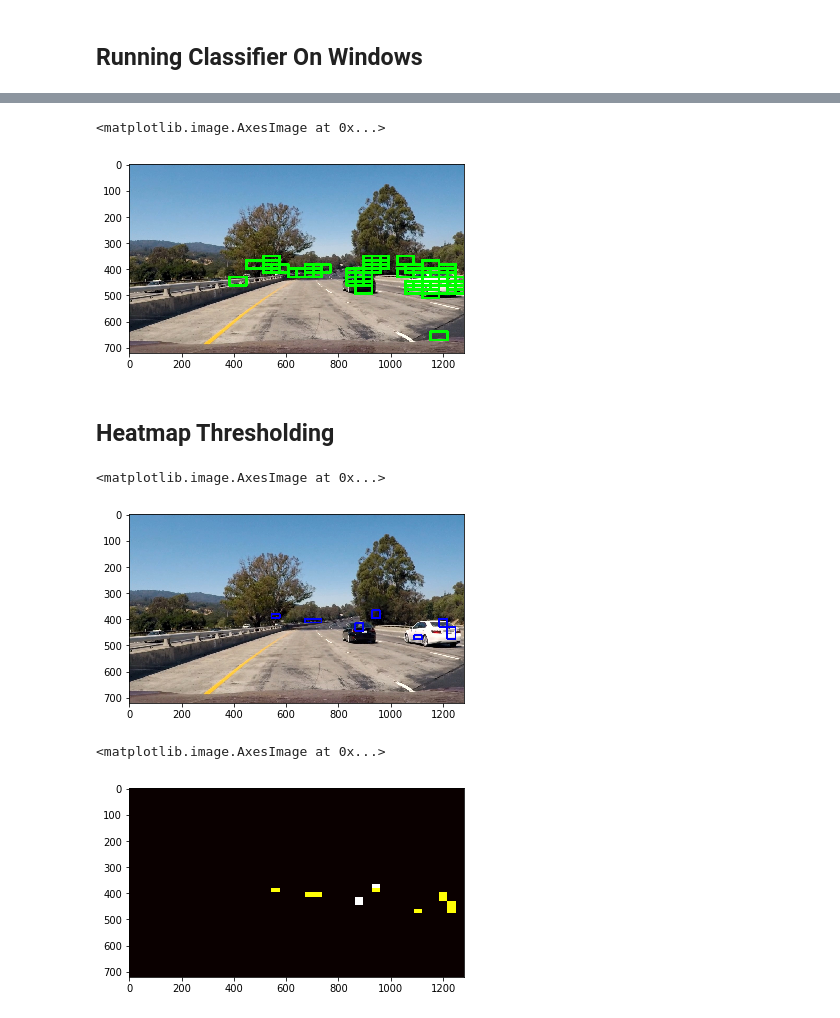
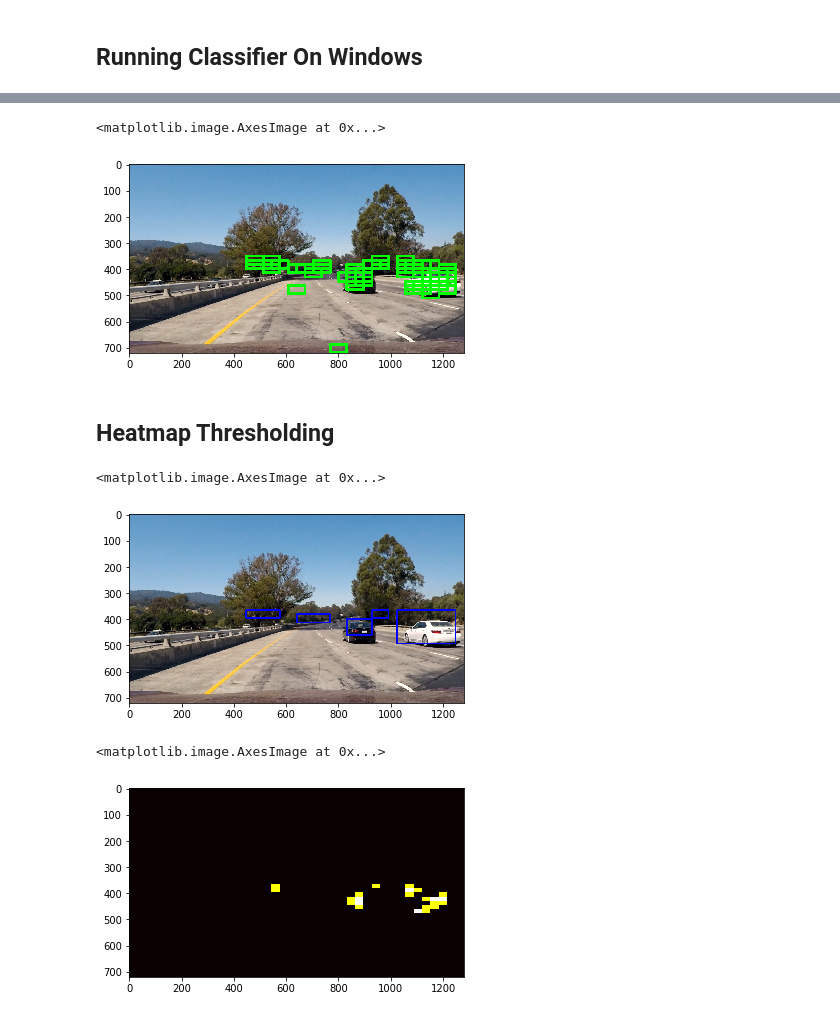
Before and after one commit to Fenix0817/CarND-Vehicle-Detection, a Jupyter notebook: notebook.ipynb, the cells around one changed output, grey strips where cells are left out. Saved outputs shown, nothing was run; the diff lists cells and outputs as text; code cells hidden in the pictures.

```diff
--- a/notebook.ipynb
+++ b/notebook.ipynb
@@ -115,7 +109,14 @@ from sklearn.preprocessing import StandardScaler
 # %%
 def compute_features(img, color_space="RGB", subsample_size=(32, 32), hist_bins=32, hist_range=(0, 256),
-                    hog_orient=6, hog_pix_per_cell=6, hog_cells_per_block=2, hog_block_norm="L2-Hys",
+                    hog_orient=6, hog_pix_per_cell=8, hog_cells_per_block=2, hog_block_norm="L2-Hys",
                     hog_color_channels=[0, 1, 2], hog_grayscale=True):
+    """
+    Computes the features of the given image, by using a combination of:
+    - image subsampling
+    - color histogram
+    - histogram of gradients
+    The vector contains all concatenated (and unscaled) features computed
+    """
     img_cspace = change_color_space(img, cspace=color_space)
     img_sub_sample = subsample_image(img_cspace, new_size=subsample_size)
     img_color_hist = color_histogram(img, nbins=hist_bins, bins_range=hist_range)
@@ -276,8 +275,8 @@ def sliding_windows(img, x_start_stop=[None, None], y_start_stop=[None, None],
 
 
     # What is the actual overlap in total number of pixels
-    x_overlap = np.int(xy_window[0] * xy_overlap[0])
-    y_overlap = np.int(xy_window[1] * xy_overlap[1])
+    x_overlap = np.int(xy_window[0] * (1 - xy_overlap[0]))
+    y_overlap = np.int(xy_window[1] * (1 - xy_overlap[1]))
 
     section_width = x_start_stop[1] - x_start_stop[0]
     section_height = y_start_stop[1] - y_start_stop[0]
@@ -361,7 +471,7 @@ img_hot_windows = draw_boxes(test_imgs[0], h_wins, color=(0, 255, 0), thick=10)
 plt.imshow(img_hot_windows)
 # %% [output]
 <matplotlib.image.AxesImage at 0x...>
-[figure, old version]
+[figure, new version]
 # %% [markdown]
 ## Heatmap Thresholding
 # %%
@@ -425,13 +535,13 @@ def smoothen_bounding_boxes(img, bboxes, thres=2):
 
     return heat, heat_thresholded, heat_labels, img_smoothed_bboxes
 # %%
-heatmap, heatmap_thres, heatmap_lbs, smoothed_cars_bboxes = smoothen_bounding_boxes(test_imgs[0], h_wins)
+heatmap, heatmap_thres, heatmap_lbs, smoothed_cars_bboxes = smoothen_bounding_boxes(test_imgs[0], h_wins, thres=1)
 plt.imshow(smoothed_cars_bboxes)
 # %% [output]
 <matplotlib.image.AxesImage at 0x...>
-[figure, old version]
+[figure, new version]
 # %%
 plt.imshow(heatmap, cmap="hot")
 # %% [output]
 <matplotlib.image.AxesImage at 0x...>
-[figure, old version]
+[figure, new version]
```
Also changed, not shown: parts of 19 cells of this notebook, 1 other file.
